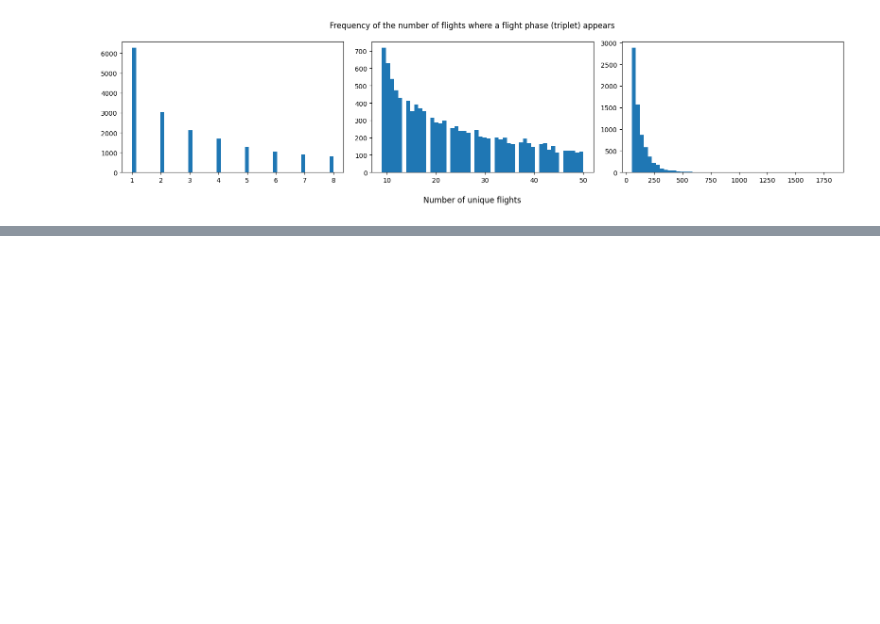
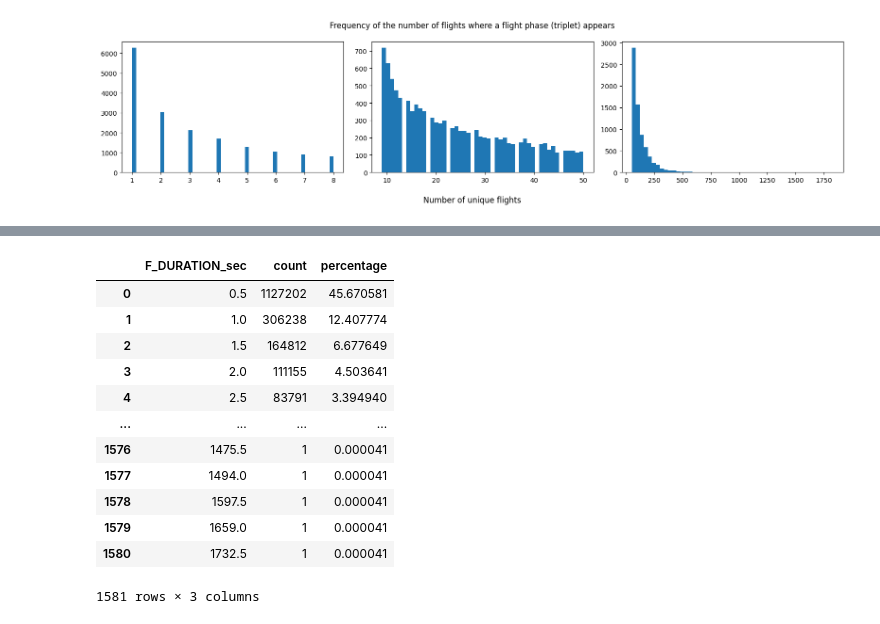
Before and after one commit to picqflorian/PIE-Airbus-Helicopter, a Jupyter notebook: exploration.ipynb, the cells around one changed output, grey strips where cells are left out. Saved outputs shown, nothing was run; the diff lists cells and outputs as text; code cells hidden in the pictures; blank space fills up the shorter version.

```diff
--- a/exploration.ipynb
+++ b/exploration.ipynb
@@ -141,0 +165,19 @@ plt.show()
+# %%
+durations_count = pd.DataFrame(df['F_DURATION_sec'])
+durations_count = durations_count.groupby('F_DURATION_sec').size().reset_index(name='count')
+durations_count['percentage'] = durations_count['count']/len(df['F_DURATION_sec'])*100
+durations_count
+# %% [output]
+|  | F_DURATION_sec | count | percentage |
+| 0 | 0.5 | 1127202 | 45.670581 |
+| 1 | 1.0 | 306238 | 12.407774 |
+| 2 | 1.5 | 164812 | 6.677649 |
+| 3 | 2.0 | 111155 | 4.503641 |
+| 4 | 2.5 | 83791 | 3.394940 |
+| ... | ... | ... | ... |
+| 1576 | 1475.5 | 1 | 0.000041 |
+| 1577 | 1494.0 | 1 | 0.000041 |
+| 1578 | 1597.5 | 1 | 0.000041 |
+| 1579 | 1659.0 | 1 | 0.000041 |
+| 1580 | 1732.5 | 1 | 0.000041 |
+1581 rows × 3 columns
```
Also changed, not shown: parts of 12 cells of this notebook, 1 other file.
